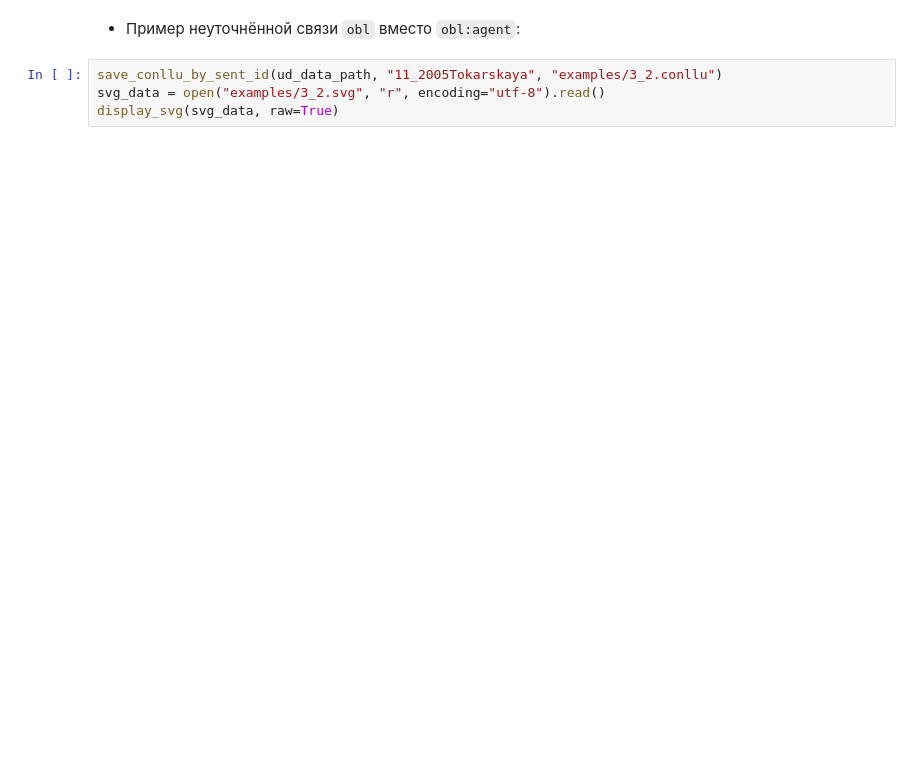
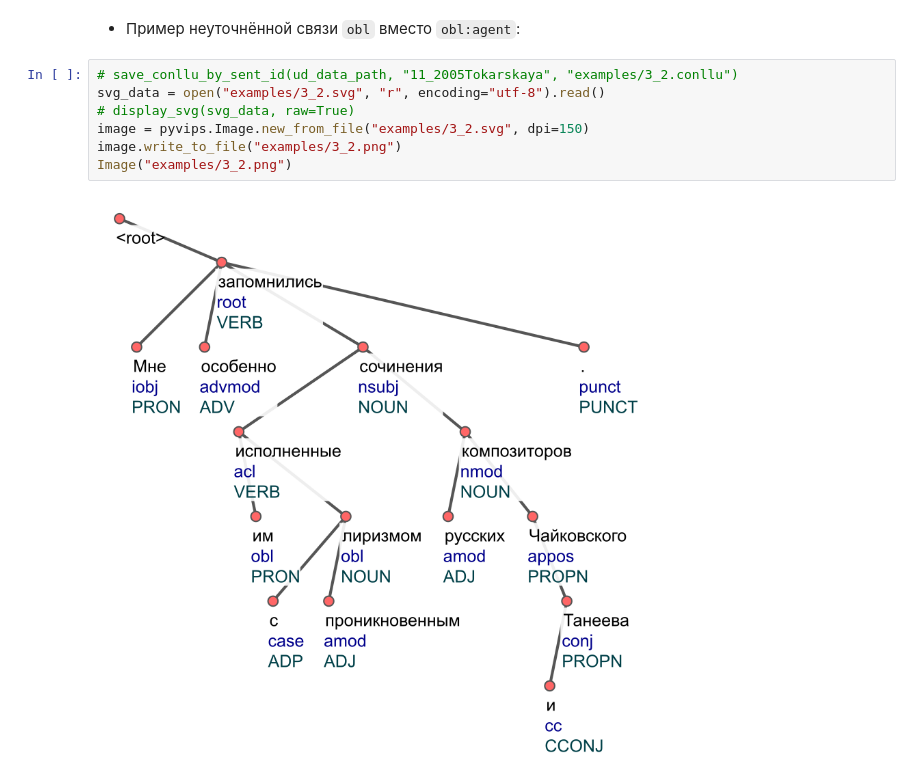
Before and after one commit to Danitim/SynTagRus-UD-Comparison, a Jupyter notebook: analysis.ipynb, the cells around one changed output. Cells and saved outputs as stored; diff of their text form; blank space fills up the shorter version.

```diff
--- a/analysis.ipynb
+++ b/analysis.ipynb
@@ -119,9 +140,14 @@ display_svg(svg_data, raw=True)
 # %% [markdown]
 * Пример неуточнённой связи `obl` вместо `obl:agent`:
 # %%
-save_conllu_by_sent_id(ud_data_path, "11_2005Tokarskaya", "examples/3_2.conllu")
+# save_conllu_by_sent_id(ud_data_path, "11_2005Tokarskaya", "examples/3_2.conllu")
 svg_data = open("examples/3_2.svg", "r", encoding="utf-8").read()
-display_svg(svg_data, raw=True)
+# display_svg(svg_data, raw=True)
+image = pyvips.Image.new_from_file("examples/3_2.svg", dpi=150)
+image.write_to_file("examples/3_2.png")
+Image("examples/3_2.png")
+# %% [output]
+[figure, added]
 # %%
 test = deprels[(deprels['ud_test'] == 'cc') & (deprels['str_test'] == 'огранич')]
 test.shape[0]
```
Also changed, not shown: parts of 6 cells of this notebook.
